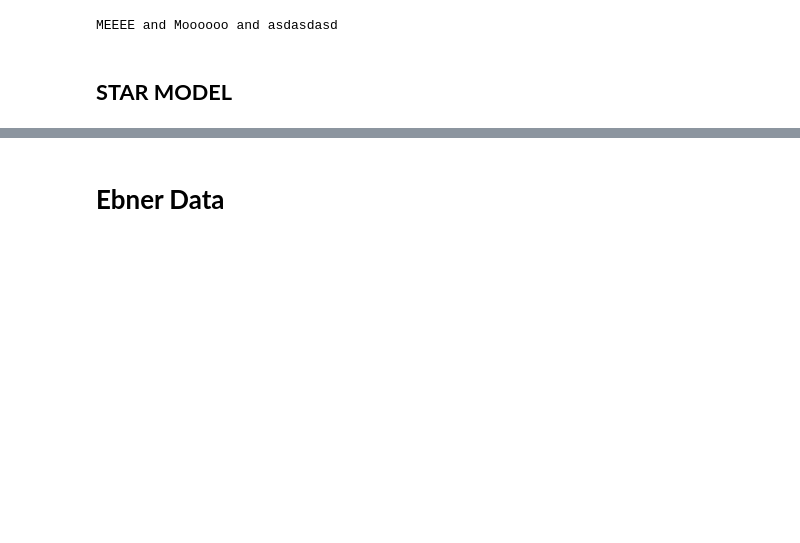
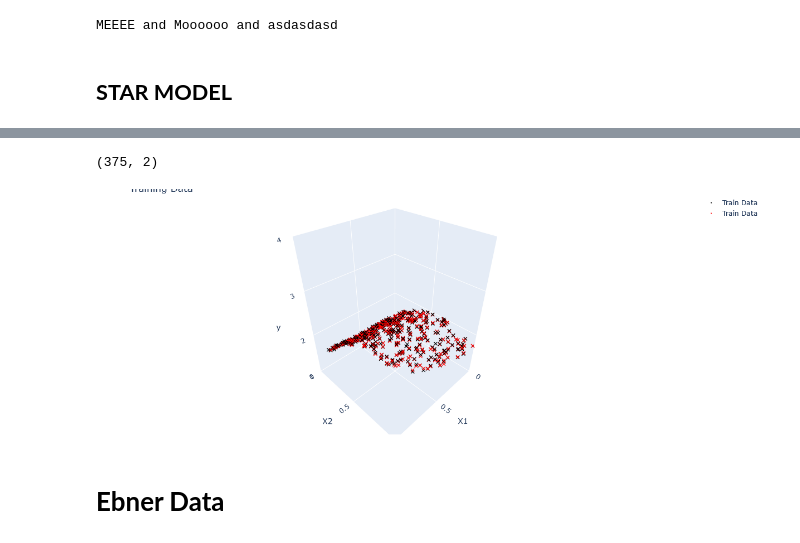
Before and after one commit to j-cap/Master-Thesis, a Jupyter notebook: Code/SplinesInPython/EXPERIMENTS.ipynb, the cells around one changed output, grey strips where cells are left out. Drawn from its saved outputs; the diff is of its cells as text; code cells hidden in the pictures; blank space fills up the shorter version.

```diff
--- a/Code/SplinesInPython/EXPERIMENTS.ipynb
+++ b/Code/SplinesInPython/EXPERIMENTS.ipynb
@@ -278,0 +269,2 @@ NameError: name 'check_constraint_full' is not defined
+# %%
+model = Stareg()
@@ -278,0 +273,2 @@ NameError: name 'check_constraint_full' is not defined
+# %%
+fit = model.fit(m, X=X, y=y)
@@ -279,3 +295,23 @@ NameError: name 'check_constraint_full' is not defined
+# %%
+X.shape
+# %% [output]
+(375, 2)
+# %%
+fig = go.Figure()
+fig.add_trace(go.Scatter3d(x=X[:,0], y=X[:,1], z=y, mode="markers", marker=dict(size=2, color="black", symbol="x"), name="Train Data"))
+fig.add_trace(go.Scatter3d(x=X[:,0], y=X[:,1], z=fit["B"]@fit["coef_"],
+                           mode="markers", marker=dict(size=2, color="red", symbol="x"), name="Train Data"))
+
+fig.update_layout(
+    scene = dict(
+        xaxis = dict(nticks=4, range=[0,1],title="X1"),
+        yaxis = dict(nticks=4, range=[0,1],title="X2"),
+        zaxis = dict(nticks=4, range=[1,4],title="y"),),
+    width=700,
+    margin=dict(r=20, l=10, b=10, t=10),
+    title="Training Data")
+# %% [output]
+[figure, added]
 # %% [markdown]
 # **Ebner Data**
 # %%
```
Also changed, not shown: parts of 18 cells of this notebook.
